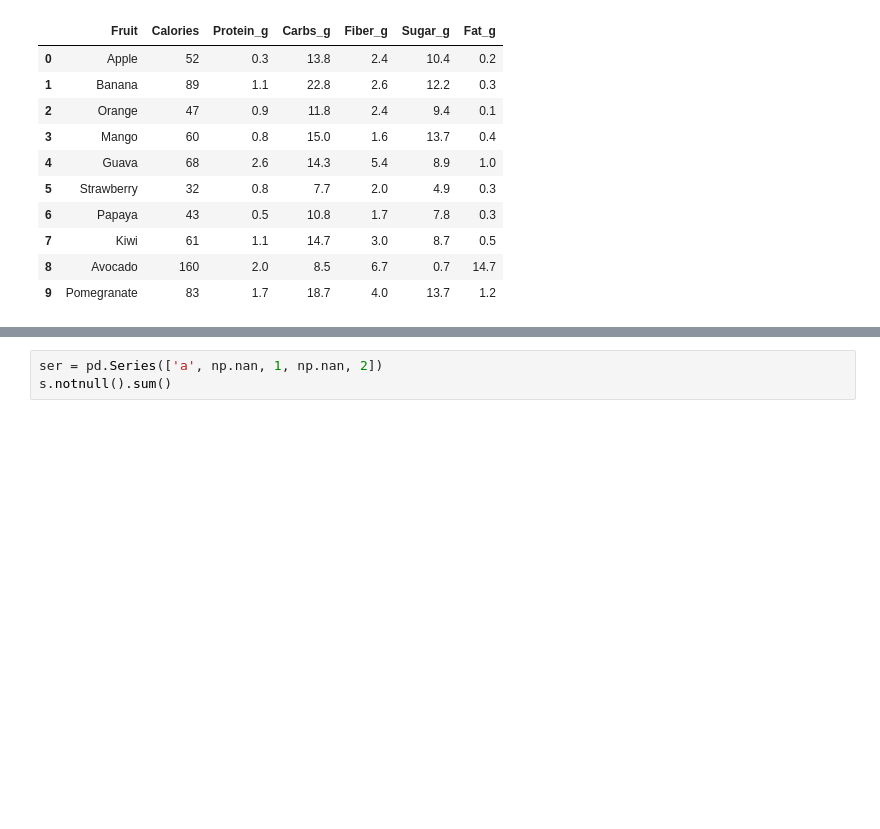
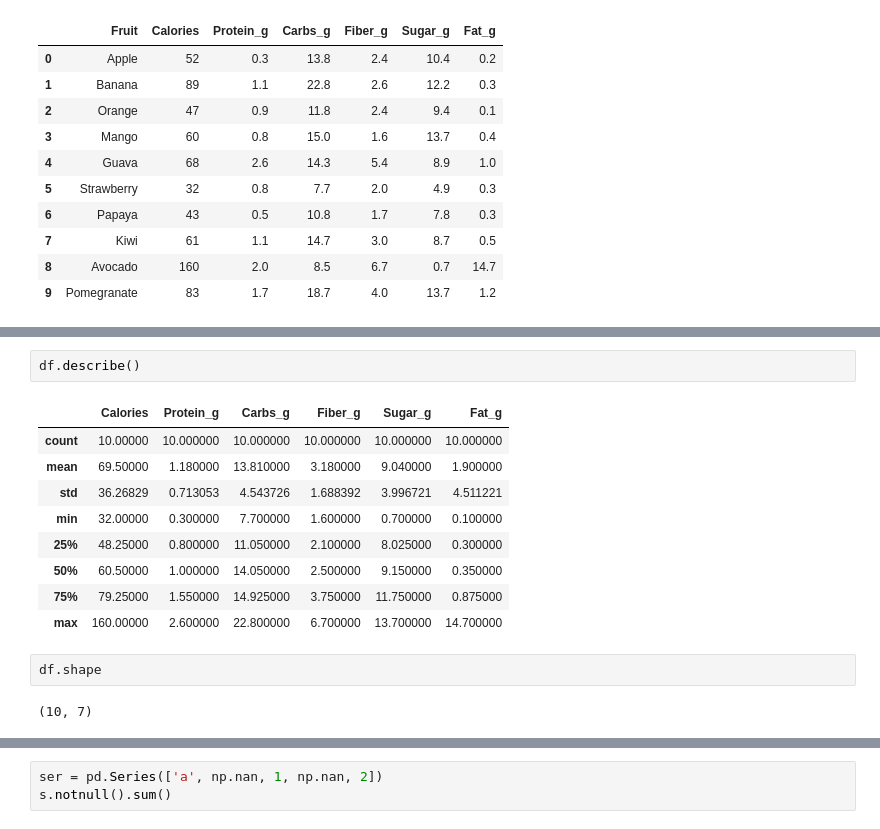
Before and after one commit to abdurrehmanabid5002-hub/Python-Learning, a Jupyter notebook: Numpy/pandas.ipynb, the cells around one changed output, grey strips where cells are left out. Saved outputs shown, nothing was run; the diff lists cells and outputs as text; blank space fills up the shorter version.

```diff
--- a/Numpy/pandas.ipynb
+++ b/Numpy/pandas.ipynb
@@ -168,0 +293,16 @@ df
+# %%
+df.describe()
+# %% [output]
+|  | Calories | Protein_g | Carbs_g | Fiber_g | Sugar_g | Fat_g |
+| count | 10.00000 | 10.000000 | 10.000000 | 10.000000 | 10.000000 | 10.000000 |
+| mean | 69.50000 | 1.180000 | 13.810000 | 3.180000 | 9.040000 | 1.900000 |
+| std | 36.26829 | 0.713053 | 4.543726 | 1.688392 | 3.996721 | 4.511221 |
+| min | 32.00000 | 0.300000 | 7.700000 | 1.600000 | 0.700000 | 0.100000 |
+| 25% | 48.25000 | 0.800000 | 11.050000 | 2.100000 | 8.025000 | 0.300000 |
+| 50% | 60.50000 | 1.000000 | 14.050000 | 2.500000 | 9.150000 | 0.350000 |
+| 75% | 79.25000 | 1.550000 | 14.925000 | 3.750000 | 11.750000 | 0.875000 |
+| max | 160.00000 | 2.600000 | 22.800000 | 6.700000 | 13.700000 | 14.700000 |
+# %%
+df.shape
+# %% [output]
+(10, 7)
```
Also changed, not shown: parts of 18 cells of this notebook.
